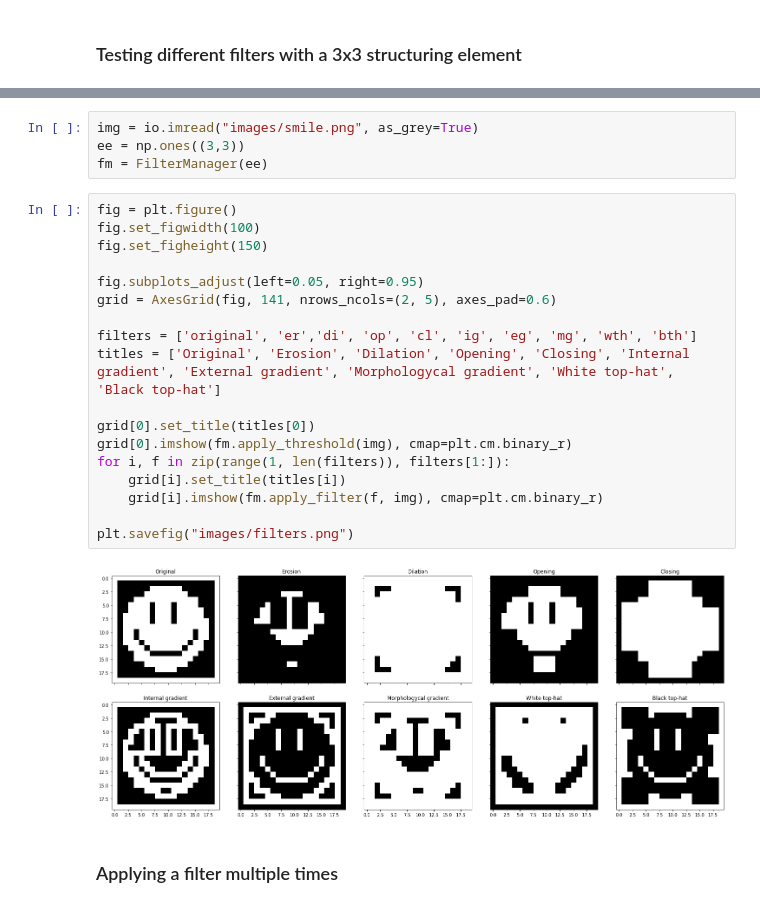
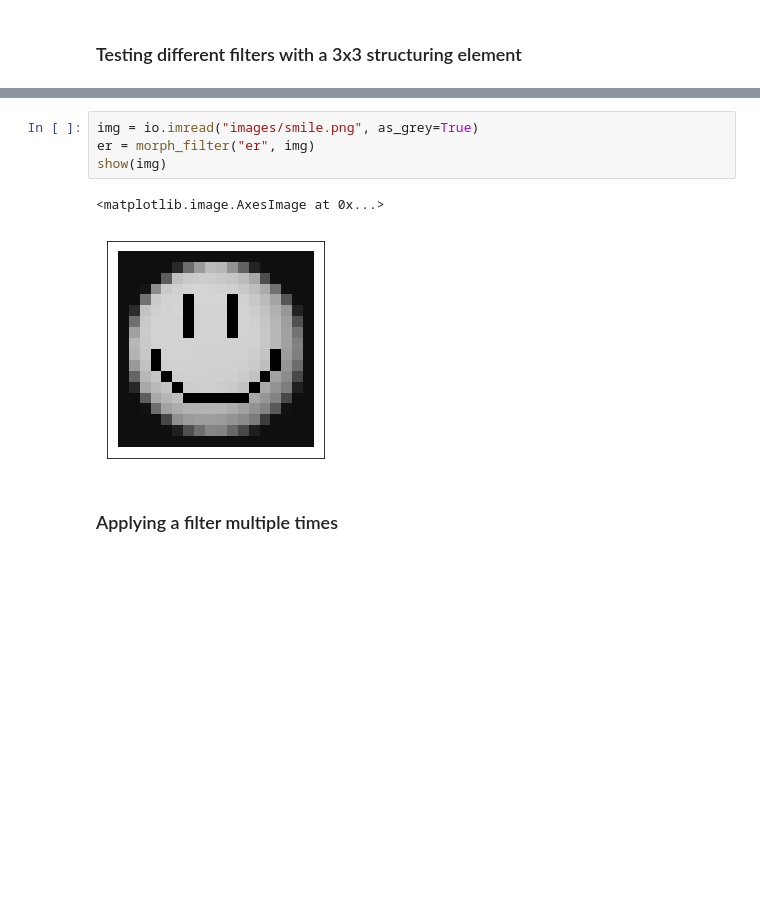
Before and after one commit to Pazitos10/math-morph, a Jupyter notebook: morpholgy_python.ipynb, the cells around one changed output, grey strips where cells are left out. Cells and saved outputs as stored; diff of their text form; blank space fills up the shorter version.

```diff
--- a/morpholgy_python.ipynb
+++ b/morpholgy_python.ipynb
@@ -14,27 +36,10 @@ import matplotlib.pyplot as plt
 # %%
 img = io.imread("images/smile.png", as_grey=True)
-ee = np.ones((3,3))
-fm = FilterManager(ee)
+er = morph_filter("er", img)
+show(img)
+# %% [output]
+<matplotlib.image.AxesImage at 0x...>
+[figure, added]
-# %%
-fig = plt.figure()
-fig.set_figwidth(100)
-fig.set_figheight(150)
-
-fig.subplots_adjust(left=0.05, right=0.95)
-grid = AxesGrid(fig, 141, nrows_ncols=(2, 5), axes_pad=0.6)
-
-filters = ['original', 'er','di', 'op', 'cl', 'ig', 'eg', 'mg', 'wth', 'bth']
-titles = ['Original', 'Erosion', 'Dilation', 'Opening', 'Closing', 'Internal gradient', 'External gradient', 'Morphologycal gradient', 'White top-hat', 'Black top-hat']
-
-grid[0].set_title(titles[0])
-grid[0].imshow(fm.apply_threshold(img), cmap=plt.cm.binary_r)
-for i, f in zip(range(1, len(filters)), filters[1:]):
-    grid[i].set_title(titles[i])
-    grid[i].imshow(fm.apply_filter(f, img), cmap=plt.cm.binary_r)
-
-plt.savefig("images/filters.png")
-# %% [output]
-[figure, removed]
 # %% [markdown]
 ### Applying a filter multiple times
 # %%
```
Also changed, not shown: parts of 16 cells of this notebook, 44 other files.
